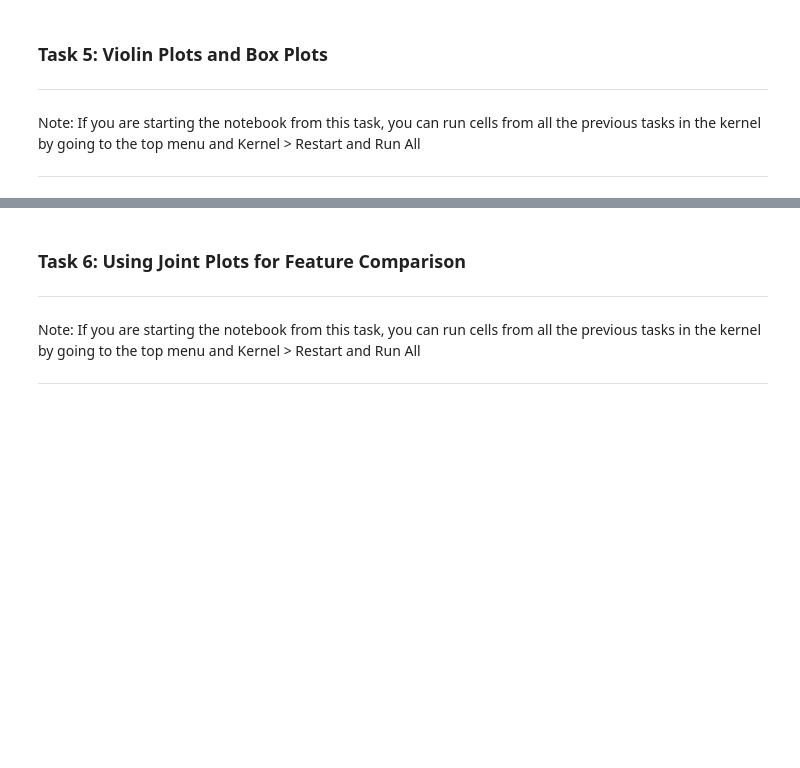
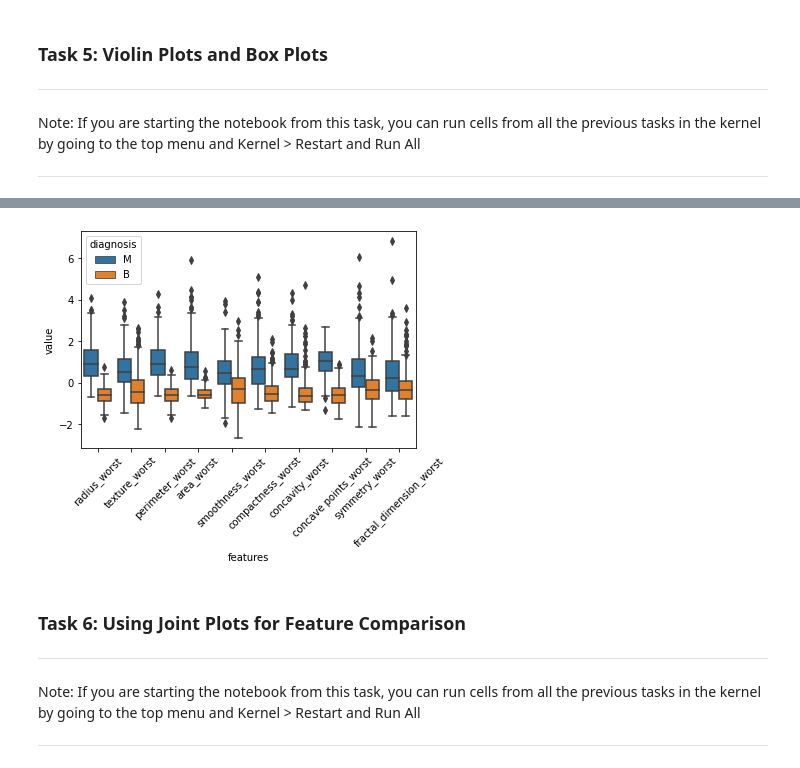
Before and after one commit to Peng-Peng/test, a Jupyter notebook: eda_seaborn.ipynb, the cells around one changed output, grey strips where cells are left out. Drawn from its saved outputs; the diff is of its cells as text; code cells hidden in the pictures; blank space fills up the shorter version.

```diff
--- a/eda_seaborn.ipynb
+++ b/eda_seaborn.ipynb
@@ -150,3 +211,9 @@ Note: If you are starting the notebook from this task, you can run cells from al
+# %%
+# use box plot to see whether there's any outliers
+sns.boxplot(x='features',y='value',hue='diagnosis',data=data)
+plt.xticks(rotation=45);
+# %% [output]
+[figure, added]
 # %% [markdown]
 ### Task 6: Using Joint Plots for Feature Comparison
 ***
```
Also changed, not shown: parts of 12 cells of this notebook, 4 other files.
